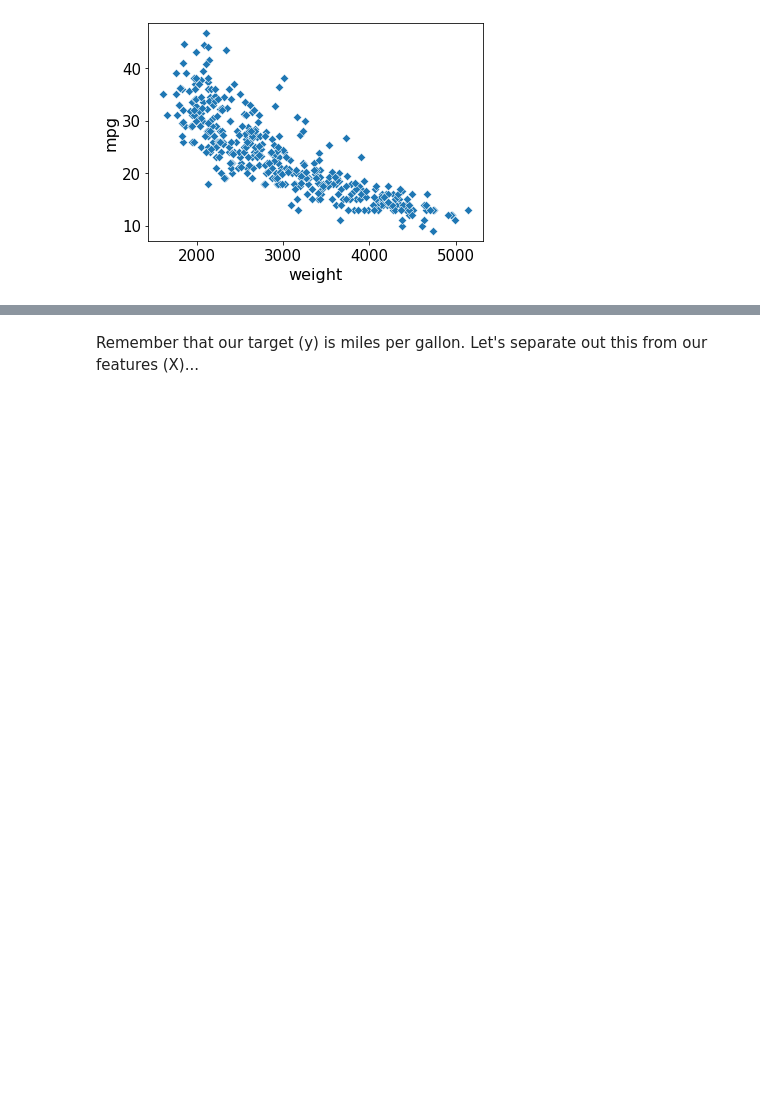
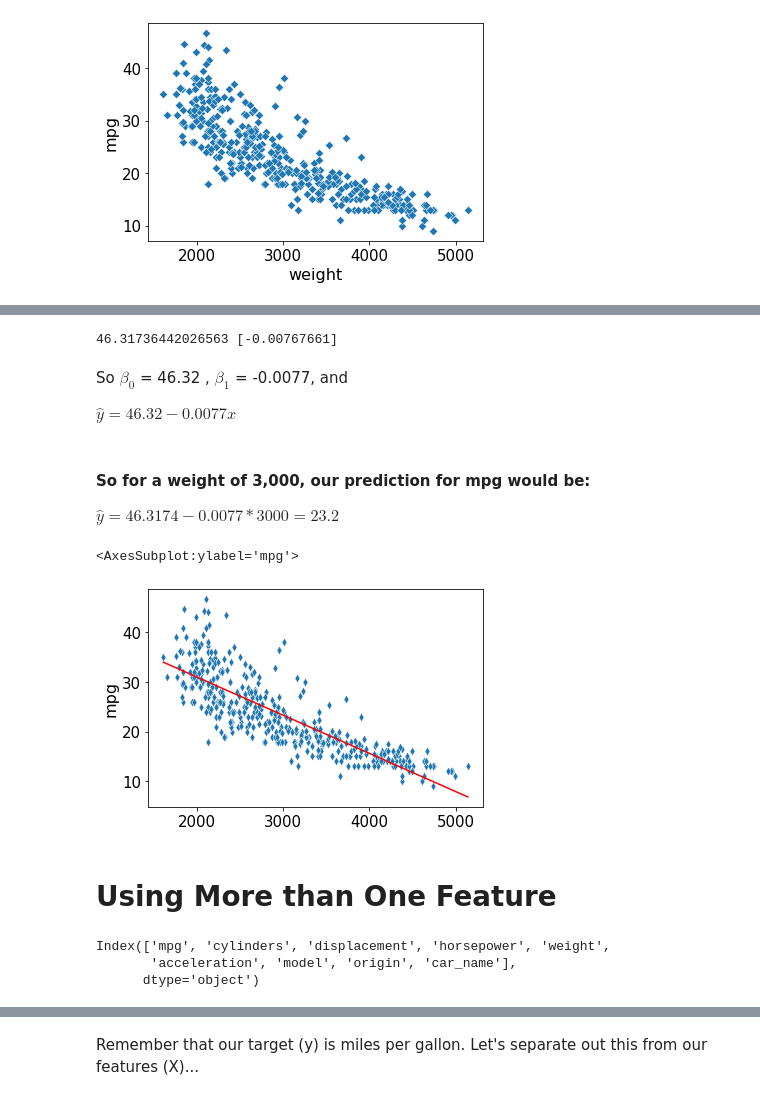
Before and after one commit to seanreed1111/dai-regression, a Jupyter notebook: lecture/py-linear-models-intro.ipynb, the cells around one changed output, grey strips where cells are left out. Saved outputs shown, nothing was run; the diff lists cells and outputs as text; code cells hidden in the pictures; blank space fills up the shorter version.

```diff
--- a/lecture/py-linear-models-intro.ipynb
+++ b/lecture/py-linear-models-intro.ipynb
@@ -248,0 +279,43 @@ Also, we need to avoid choosing features that depend on each other (multi-coline
+# %%
+from sklearn.linear_model import LinearRegression
+X = df1[['weight']] #the features must be fed in as a dataframe (or 2D numpy array)
+y = df1['mpg']     #the target must be fed in as a series (or 1D numpy array)
+
+model = LinearRegression().fit(X, y)
+# model parameters
+print(model.intercept_, model.coef_)
+# %% [output]
+46.31736442026563 [-0.00767661]
+# %% [markdown]
+
+So $\beta_0$ = 46.32 , $\beta_1$ = -0.0077, and
+
+$\hat{y} = 46.32 - 0.0077 x$
+# %% [markdown]
+#### So for a weight of 3,000, our prediction for mpg would be:
+
+$\hat{y} = 46.3174 - 0.0077 * 3000  = 23.2$
+# %%
+# let's define a function to graph our line using the model's predict() function
+def draw_prediction_line(X,y, model, ax=None):
+    import numpy as np
+    if ax is None:
+        _,ax = plt.subplots()
+    x_vals = np.linspace(X.min(), X.max(), 100)
+    y_vals = model.predict(x_vals)
+
+    sns.scatterplot(x=X.values.flatten(), y=y, marker='d', ax=ax)
+    return sns.lineplot(x=x_vals.flatten(), y=y_vals, ax=ax, color='red') #draw regression line
+# %%
+draw_prediction_line(X,y,model) #should look similar to sns.regplot()
+# %% [output]
+<AxesSubplot:ylabel='mpg'>
+[figure, added]
+# %% [markdown]
+# Using More than One Feature
+# %%
+df.columns
+# %% [output]
+Index(['mpg', 'cylinders', 'displacement', 'horsepower', 'weight',
+       'acceleration', 'model', 'origin', 'car_name'],
+      dtype='object')
```
Also changed, not shown: parts of 20 cells of this notebook.
